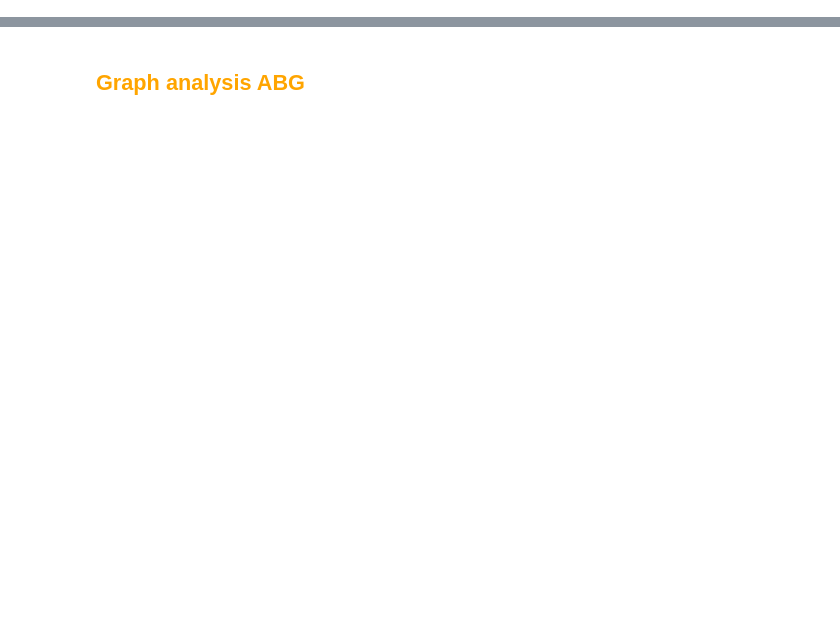
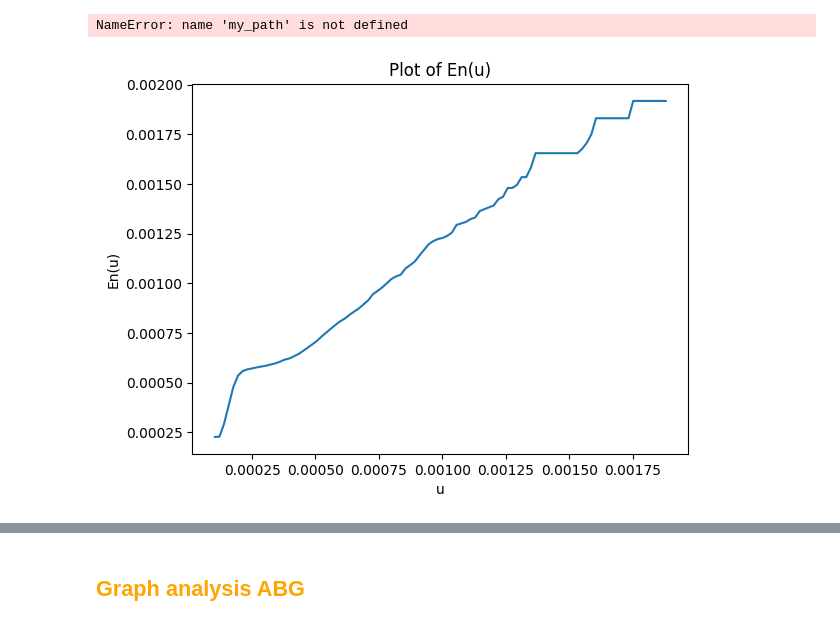
Before and after one commit to Mikhaelyes/Diploma, a Jupyter notebook: Programs/Synthetic_graph_analysis.ipynb, the cells around one changed output, grey strips where cells are left out. Cells and saved outputs as stored; diff of their text form; code cells hidden in the pictures; blank space fills up the shorter version.

```diff
--- a/Programs/Synthetic_graph_analysis.ipynb
+++ b/Programs/Synthetic_graph_analysis.ipynb
@@ -75,3 +426,32 @@ plt.show()
+# %%
+U = np.linspace(np.min(X), np.max(X), 100)
+U = U[:-2]
+En = np.zeros(len(U))
+SumUp = 0
+SumDn = 0
+
+for u in range (0, len(U)):
+    SumUp = 0
+    SumDn = 0
+    for i in range (0, len(X)):
+        if (X[i] > U[u]):
+            SumUp += X[i]
+            SumDn += 1
+    En[u] = SumUp / SumDn
+
+
+pltN = np.arange(1, MaxN+1, 1)
+legend = []
+
+plt.plot(U, En)
+plt.xlabel('u') #Подпись для оси х
+plt.ylabel('En(u)') #Подпись для оси y
+plt.title('Plot of En(u)') #Название
+plt.savefig(my_path + '/Exercise4.png')
+plt.show()
+# %% [output]
+NameError: name 'my_path' is not defined
+[figure, added]
 # %%
 med = []
 for i in range(30):
```
Also changed, not shown: parts of 39 cells of this notebook, 2 other files.
